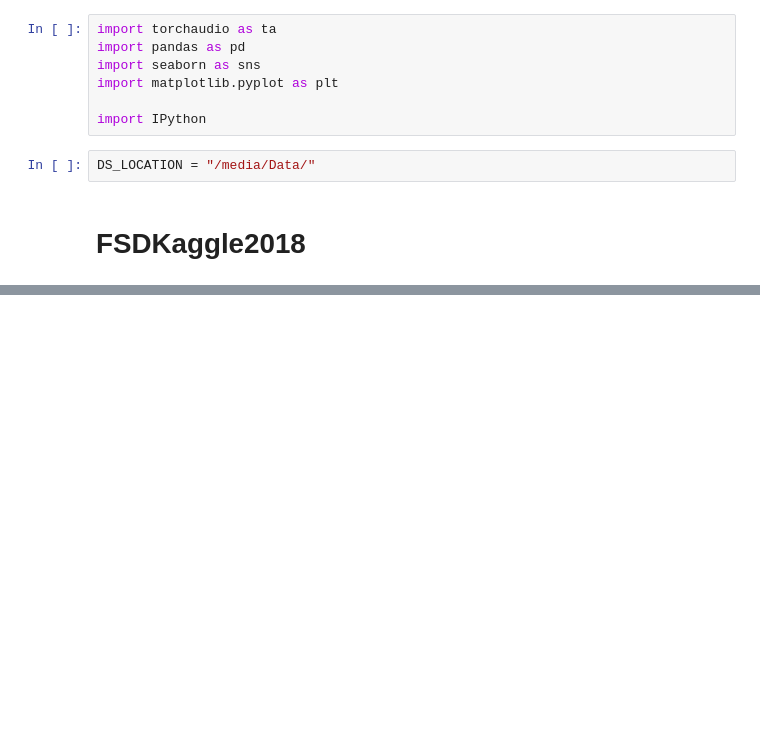
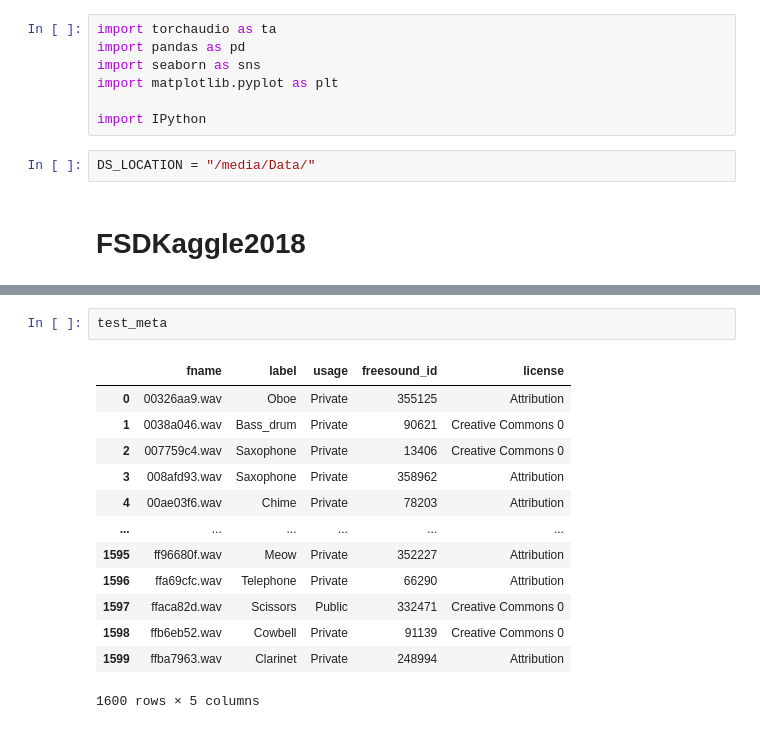
Before and after one commit to dzjkb/mgr2024, a Jupyter notebook: external_ds_exploration.ipynb, the cells around one changed output, grey strips where cells are left out. Drawn from its saved outputs; the diff is of its cells as text; blank space fills up the shorter version.

```diff
--- a/external_ds_exploration.ipynb
+++ b/external_ds_exploration.ipynb
@@ -29,3 +31,19 @@ train_meta
 | 9471 | fff6a13d.wav | Chime | 0 | 14640 | Attribution |
 | 9472 | fff81f55.wav | Cough | 1 | 19117 | Attribution |
 9473 rows × 5 columns
+# %%
+test_meta
+# %% [output]
+|  | fname | label | usage | freesound_id | license |
+| 0 | 00326aa9.wav | Oboe | Private | 355125 | Attribution |
+| 1 | 0038a046.wav | Bass_drum | Private | 90621 | Creative Commons 0 |
+| 2 | 007759c4.wav | Saxophone | Private | 13406 | Creative Commons 0 |
+| 3 | 008afd93.wav | Saxophone | Private | 358962 | Attribution |
+| 4 | 00ae03f6.wav | Chime | Private | 78203 | Attribution |
+| ... | ... | ... | ... | ... | ... |
+| 1595 | ff96680f.wav | Meow | Private | 352227 | Attribution |
+| 1596 | ffa69cfc.wav | Telephone | Private | 66290 | Attribution |
+| 1597 | ffaca82d.wav | Scissors | Public | 332471 | Creative Commons 0 |
+| 1598 | ffb6eb52.wav | Cowbell | Private | 91139 | Creative Commons 0 |
+| 1599 | ffba7963.wav | Clarinet | Private | 248994 | Attribution |
+1600 rows × 5 columns
```
Also changed, not shown: parts of 8 cells of this notebook, 40 other files.
